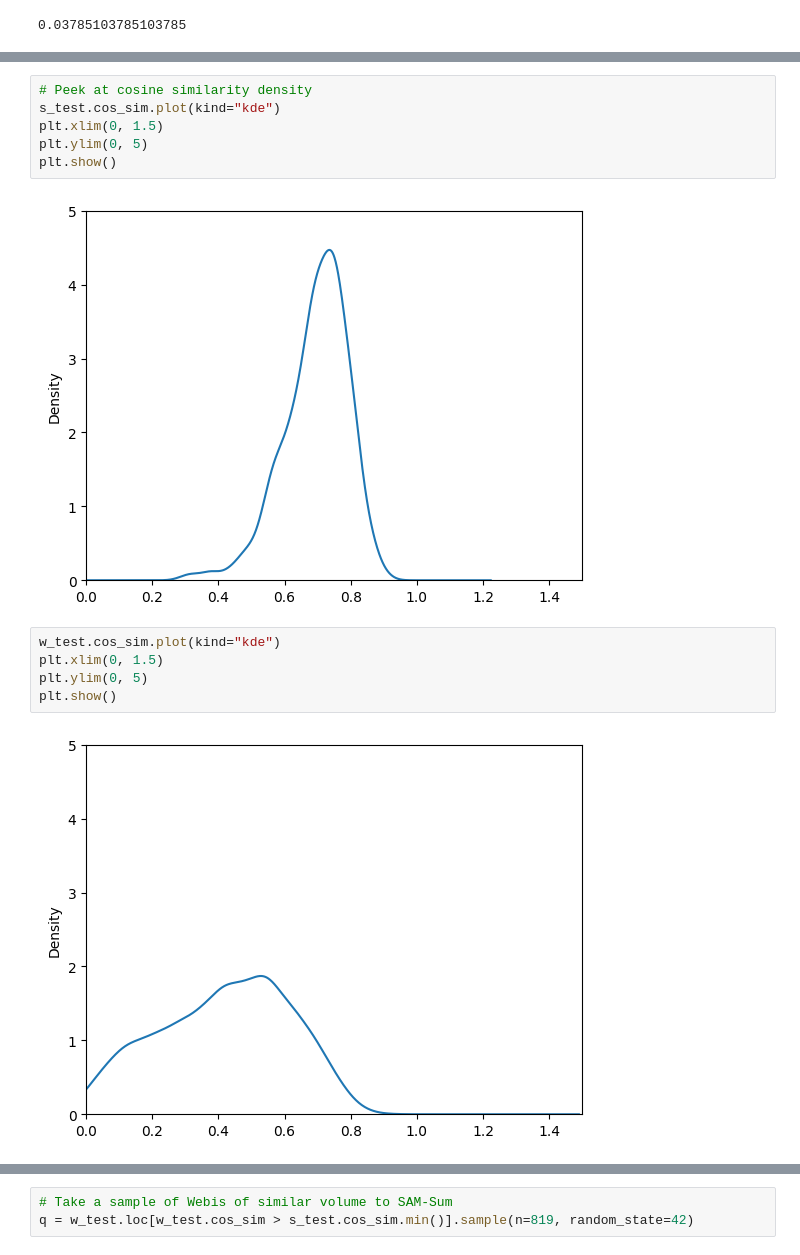
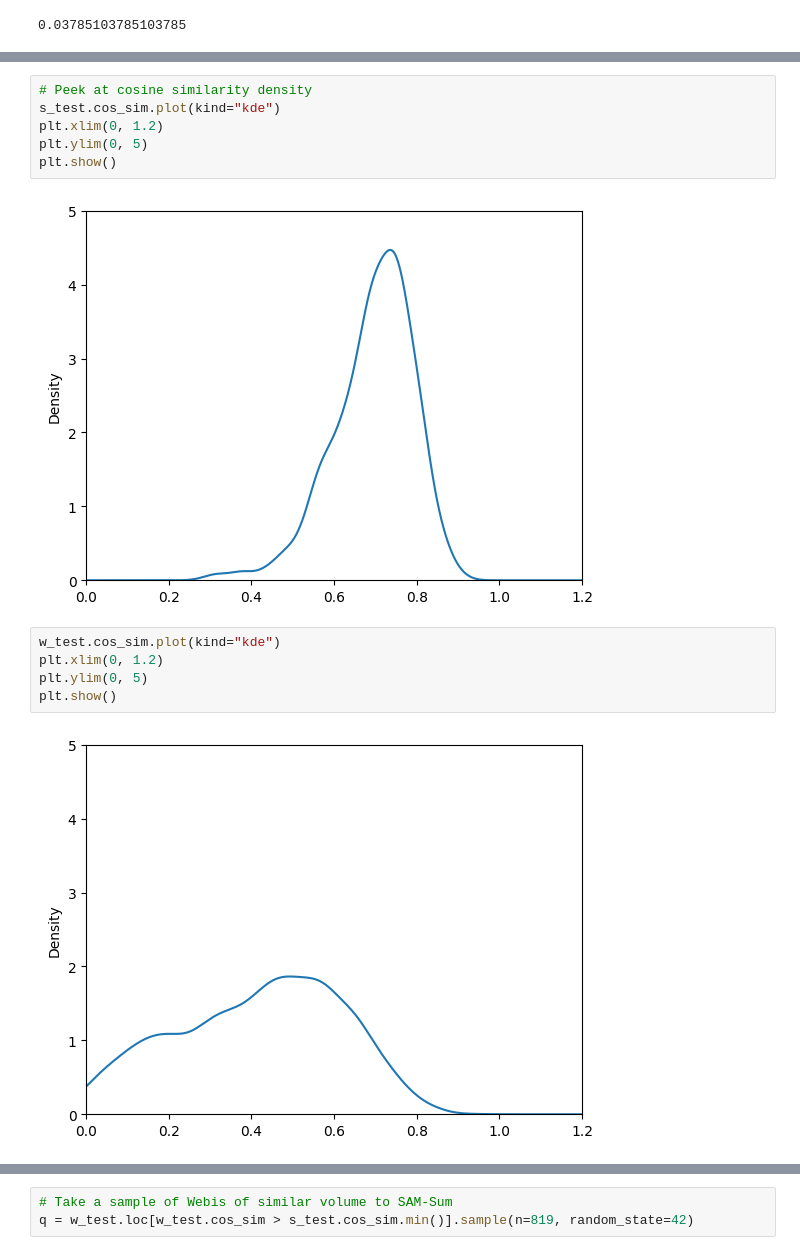
Before and after one commit to Hevia/LLMEval, a Jupyter notebook: EDA.ipynb, the cells around one changed output, grey strips where cells are left out. Saved outputs shown, nothing was run; the diff lists cells and outputs as text.

```diff
--- a/EDA.ipynb
+++ b/EDA.ipynb
@@ -55,15 +92,15 @@ len(w_test.loc[w_test.cos_sim < 0.5]) / len(w_test)
 # %%
 # Peek at cosine similarity density
 s_test.cos_sim.plot(kind="kde")
-plt.xlim(0, 1.5)
+plt.xlim(0, 1.2)
 plt.ylim(0, 5)
 plt.show()
 # %% [output]
-[figure, old version]
+[figure, new version]
 # %%
 w_test.cos_sim.plot(kind="kde")
-plt.xlim(0, 1.5)
+plt.xlim(0, 1.2)
 plt.ylim(0, 5)
 plt.show()
 # %% [output]
-[figure, old version]
+[figure, new version]
```
Also changed, not shown: parts of 24 cells of this notebook.
